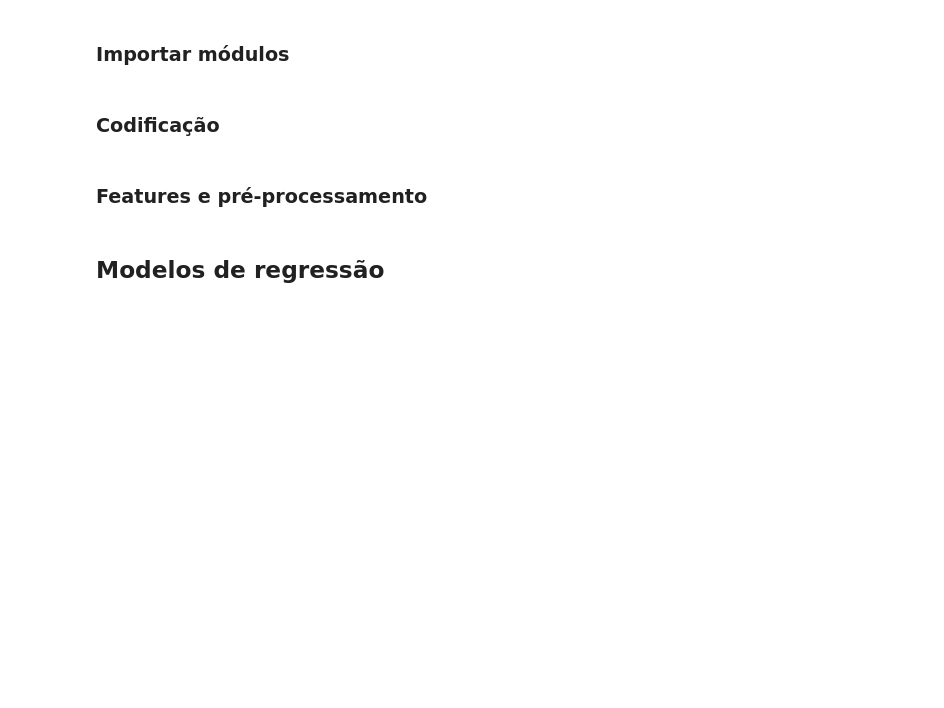
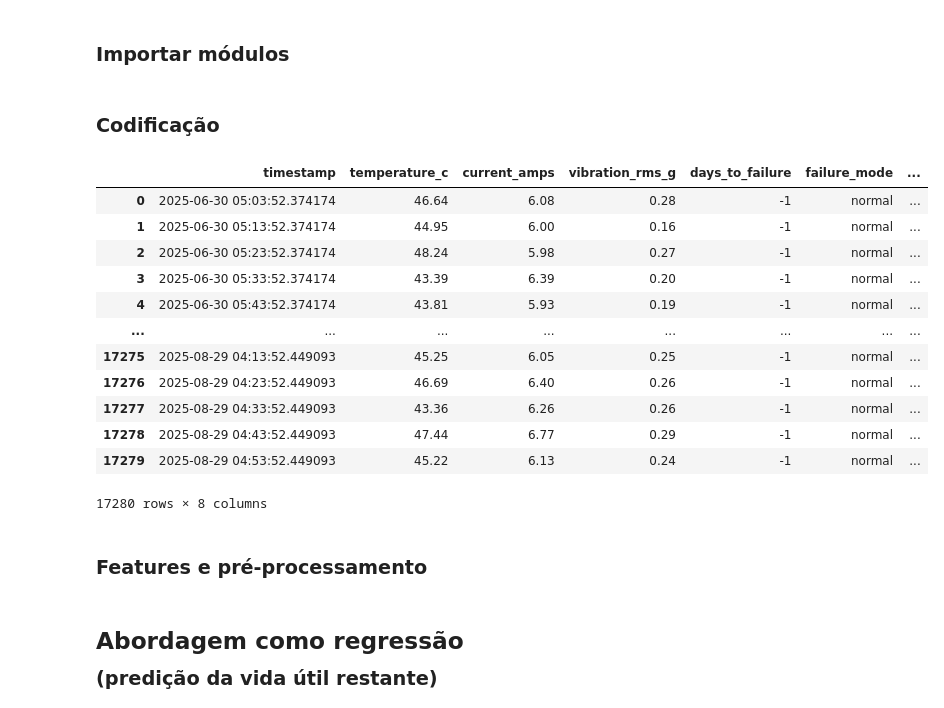
Before and after one commit to jayrom/enterprise_challenge_reply, a Jupyter notebook: sprint_3/src/exploratory.ipynb, the cells around one changed output. Saved outputs shown, nothing was run; the diff lists cells and outputs as text; code cells hidden in the pictures; blank space fills up the shorter version.

```diff
--- a/sprint_3/src/exploratory.ipynb
+++ b/sprint_3/src/exploratory.ipynb
@@ -253,9 +253,24 @@ import matplotlib.pyplot as plt
 # %%
 # Codificação da variável categórica 'device_id' com get_dummies
 df_encoded = pd.get_dummies(df, columns=['device_id'], prefix='device')
 
 # Remoção da coluna que contém a variável-alvo
-df_encoded = df_encoded.drop('failure_mode', axis=1)
+# df_encoded = df_encoded.drop('failure_mode', axis=1) # Removed this line
+df_encoded
+# %% [output]
+|  | timestamp | temperature_c | current_amps | vibration_rms_g | days_to_failure | failure_mode | ... |
+| 0 | 2025-06-30 05:03:52.374174 | 46.64 | 6.08 | 0.28 | -1 | normal | ... |
+| 1 | 2025-06-30 05:13:52.374174 | 44.95 | 6.00 | 0.16 | -1 | normal | ... |
+| 2 | 2025-06-30 05:23:52.374174 | 48.24 | 5.98 | 0.27 | -1 | normal | ... |
+| 3 | 2025-06-30 05:33:52.374174 | 43.39 | 6.39 | 0.20 | -1 | normal | ... |
+| 4 | 2025-06-30 05:43:52.374174 | 43.81 | 5.93 | 0.19 | -1 | normal | ... |
+| ... | ... | ... | ... | ... | ... | ... | ... |
+| 17275 | 2025-08-29 04:13:52.449093 | 45.25 | 6.05 | 0.25 | -1 | normal | ... |
+| 17276 | 2025-08-29 04:23:52.449093 | 46.69 | 6.40 | 0.26 | -1 | normal | ... |
+| 17277 | 2025-08-29 04:33:52.449093 | 43.36 | 6.26 | 0.26 | -1 | normal | ... |
+| 17278 | 2025-08-29 04:43:52.449093 | 47.44 | 6.77 | 0.29 | -1 | normal | ... |
+| 17279 | 2025-08-29 04:53:52.449093 | 45.22 | 6.13 | 0.24 | -1 | normal | ... |
+17280 rows × 8 columns
 # %% [markdown]
 ### Features e pré-processamento
 # %%
@@ -267,5 +282,5 @@ y_reg = df_encoded['days_to_failure']
 # Normalização das features
 scaler = StandardScaler()
 X_scaled = scaler.fit_transform(X)
-# %% [markdown]
-## Modelos de regressão
+# %% [markdown]
+## Abordagem como regressão<br /><sub>(predição da vida útil restante)</sub>
```
Also changed, not shown: parts of 29 cells of this notebook.
